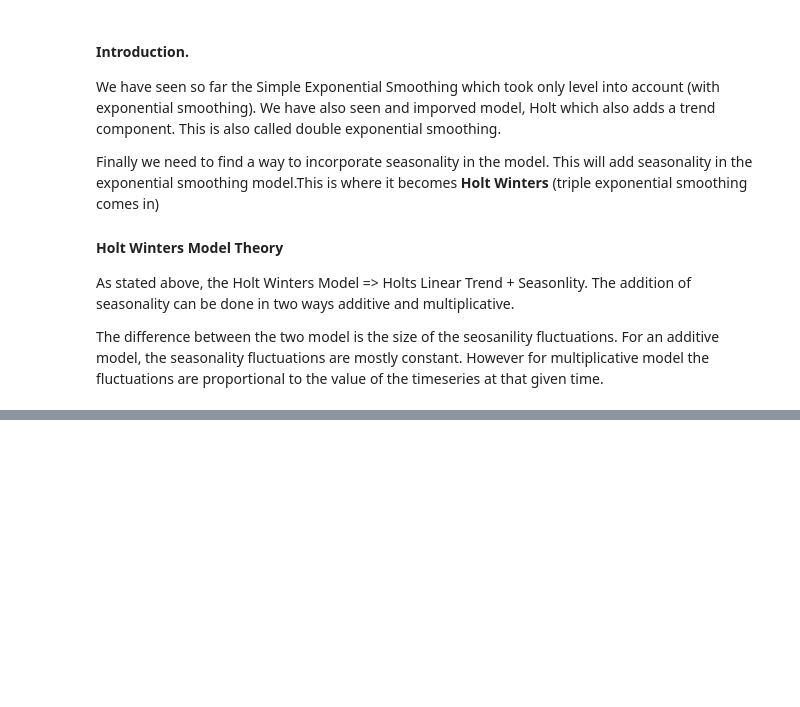
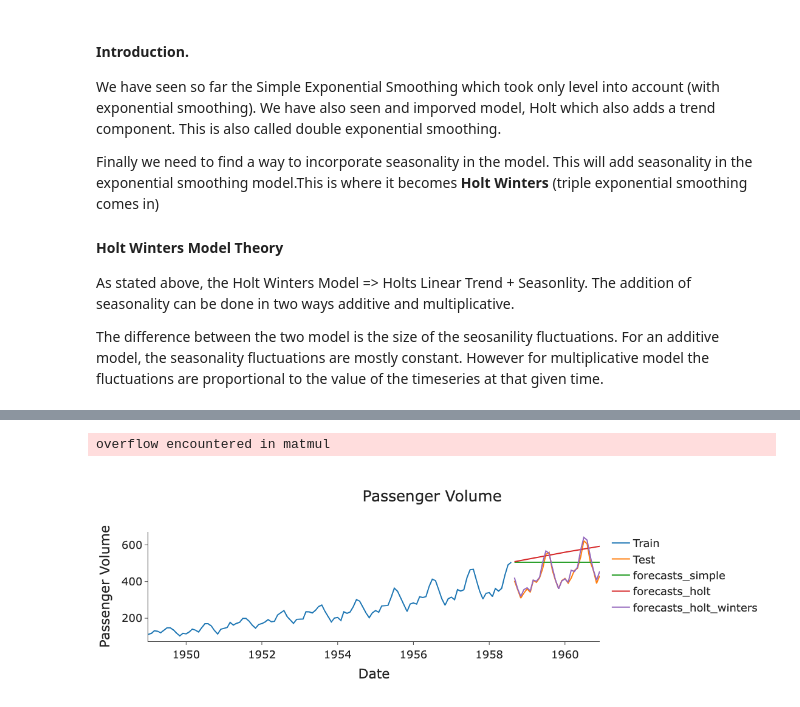
Before and after one commit to jaivrat/time-series, a Jupyter notebook: t-series-python/11-HoltWintersModel.ipynb, the cells around one changed output, grey strips where cells are left out. Cells and saved outputs as stored; diff of their text form; code cells hidden in the pictures; blank space fills up the shorter version.

```diff
--- a/t-series-python/11-HoltWintersModel.ipynb
+++ b/t-series-python/11-HoltWintersModel.ipynb
@@ -39,0 +70,6 @@ $$
+# %%
+import pandas as pd
+from utils import utils as utils
+
+# Raw data from somewhere on internet! Thanks selva86!
+data = utils.get_data("airlines")
@@ -39,0 +83,21 @@ $$
+# %%
+train_df, test_df = utils.split_to_train_test(data, 0.2)
+# %%
+model_simple = SimpleExpSmoothing(train_df['passengers']).fit(optimized=True)
+forecasts_simple = model_simple.forecast(len(test_df))
+
+model_holt = Holt(train_df['passengers'], damped_trend = True).fit(optimized=True)
+forecasts_holt = model_holt.forecast(len(test_df))
+
+model_holt_winters = ExponentialSmoothing(train_df['passengers'], trend='mul', seasonal='mul', seasonal_periods=12).fit(optimized=True)
+forecasts_holt_winters = model_holt_winters.forecast(len(test_df))
+# %% [output]
+overflow encountered in matmul
+# %%
+utils.plot_fcast_123(train_df, test_df,
+                     forecasts_simple, "forecasts_simple",
+                     forecasts_holt,  "forecasts_holt",
+                     forecasts_holt_winters , "forecasts_holt_winters",
+                     "Passenger Volume")
+# %% [output]
+[figure, added]
```
Also changed, not shown: parts of 8 cells of this notebook, 1 other file.
